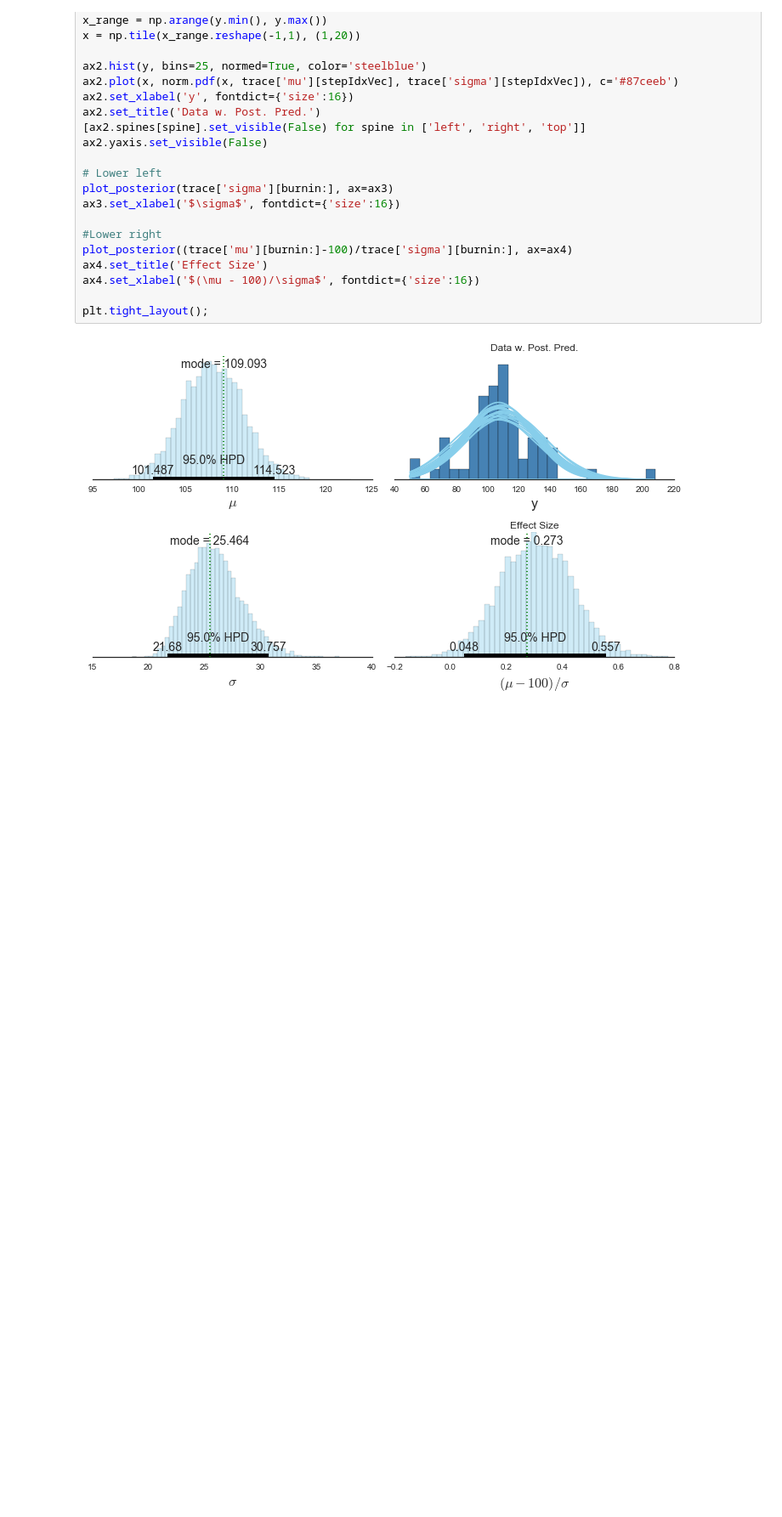
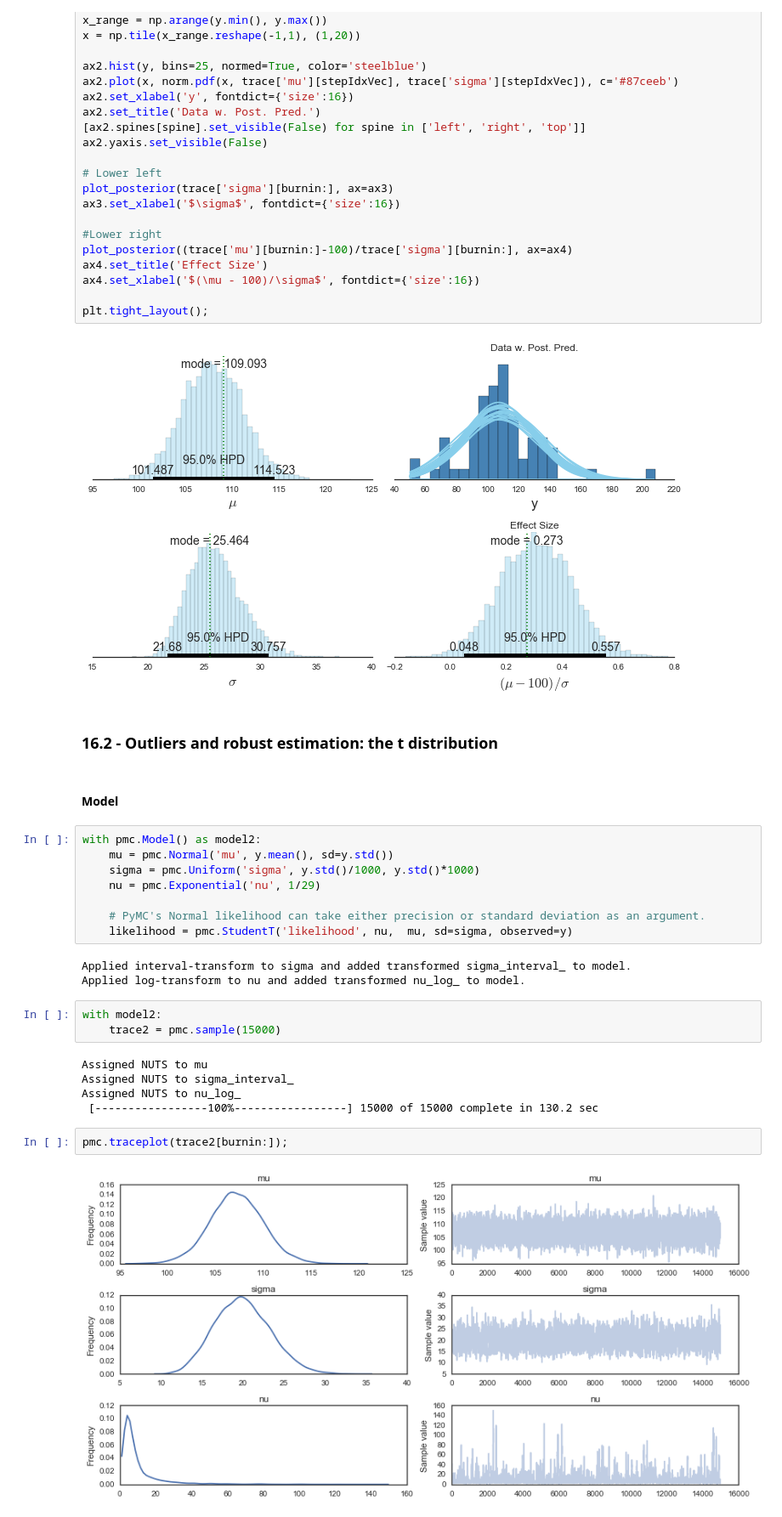
Before and after one commit to JWarmenhoven/DBDA-python, a Jupyter notebook: Notebooks/Chapter 16.ipynb, the cells around one changed output. Shown at 85% size. Cells and saved outputs as stored; diff of their text form; blank space fills up the shorter version.

```diff
--- a/Notebooks/Chapter 16.ipynb
+++ b/Notebooks/Chapter 16.ipynb
@@ -151,3 +161,30 @@ ax4.set_xlabel('$(\mu - 100)/\sigma$', fontdict={'size':16})
 plt.tight_layout();
 # %% [output]
 [figure]
+# %% [markdown]
+### 16.2 - Outliers and robust estimation: the t distribution
+# %% [markdown]
+#### Model
+# %%
+with pmc.Model() as model2:
+    mu = pmc.Normal('mu', y.mean(), sd=y.std())
+    sigma = pmc.Uniform('sigma', y.std()/1000, y.std()*1000)
+    nu = pmc.Exponential('nu', 1/29)
+
+    # PyMC's Normal likelihood can take either precision or standard deviation as an argument.
+    likelihood = pmc.StudentT('likelihood', nu,  mu, sd=sigma, observed=y)
+# %% [output]
+Applied interval-transform to sigma and added transformed sigma_interval_ to model.
+Applied log-transform to nu and added transformed nu_log_ to model.
+# %%
+with model2:
+    trace2 = pmc.sample(15000)
+# %% [output]
+Assigned NUTS to mu
+Assigned NUTS to sigma_interval_
+Assigned NUTS to nu_log_
+ [-----------------100%-----------------] 15000 of 15000 complete in 130.2 sec
+# %%
+pmc.traceplot(trace2[burnin:]);
+# %% [output]
+[figure, added]
```
Also changed, not shown: parts of 12 cells of this notebook.
